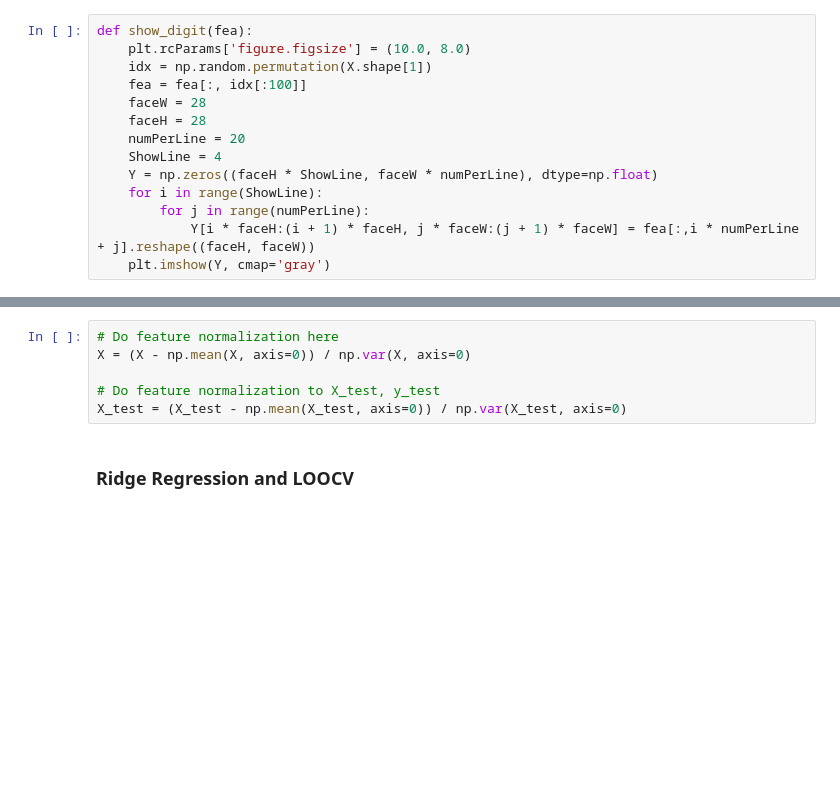
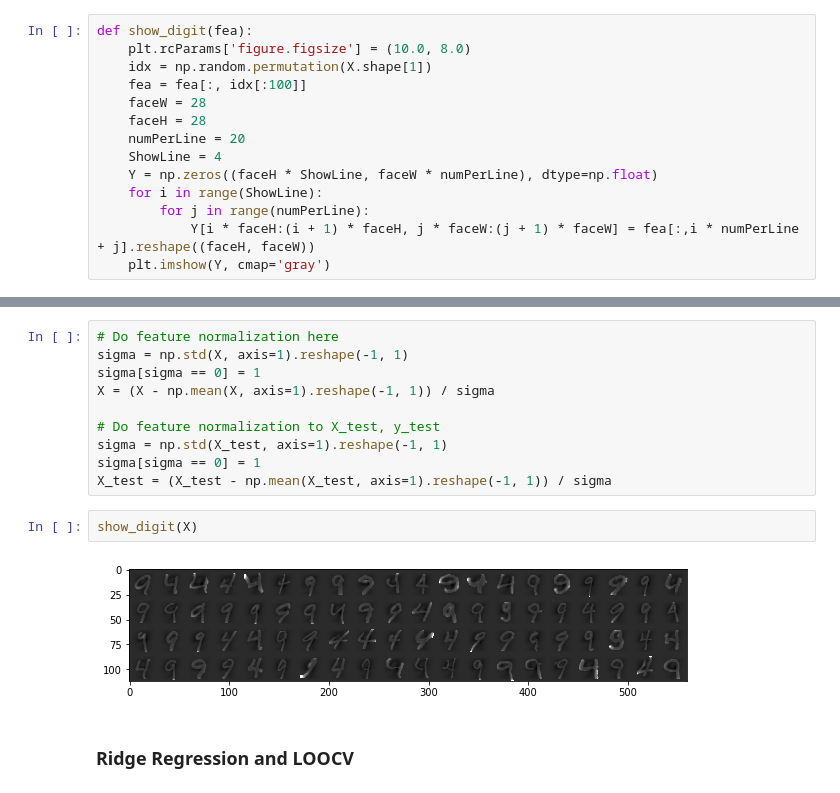
Before and after one commit to jessiepyx/DataMining, a Jupyter notebook: hw2/regularization-cross-validation/validation.ipynb, the cells around one changed output, grey strips where cells are left out. Cells and saved outputs as stored; diff of their text form; blank space fills up the shorter version.

```diff
--- a/hw2/regularization-cross-validation/validation.ipynb
+++ b/hw2/regularization-cross-validation/validation.ipynb
@@ -43,9 +43,17 @@ show_digit(X)
 # %%
 # Do feature normalization here
-X = (X - np.mean(X, axis=0)) / np.var(X, axis=0)
+sigma = np.std(X, axis=1).reshape(-1, 1)
+sigma[sigma == 0] = 1
+X = (X - np.mean(X, axis=1).reshape(-1, 1)) / sigma
 
 # Do feature normalization to X_test, y_test
-X_test = (X_test - np.mean(X_test, axis=0)) / np.var(X_test, axis=0)
+sigma = np.std(X_test, axis=1).reshape(-1, 1)
+sigma[sigma == 0] = 1
+X_test = (X_test - np.mean(X_test, axis=1).reshape(-1, 1)) / sigma
+# %%
+show_digit(X)
+# %% [output]
+[figure, added]
 # %% [markdown]
 ### Ridge Regression and LOOCV
 # %%
```
Also changed, not shown: parts of 5 cells of this notebook, 3 other files.
